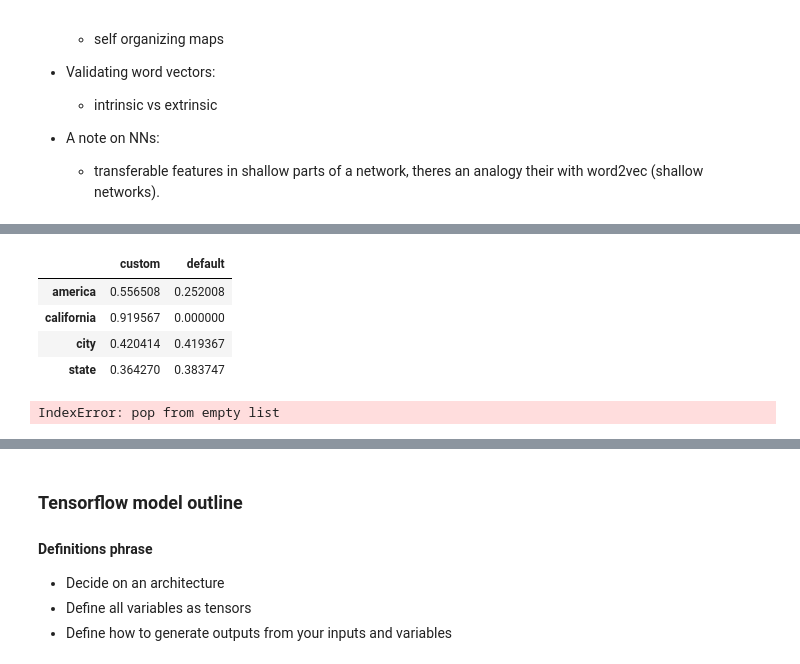
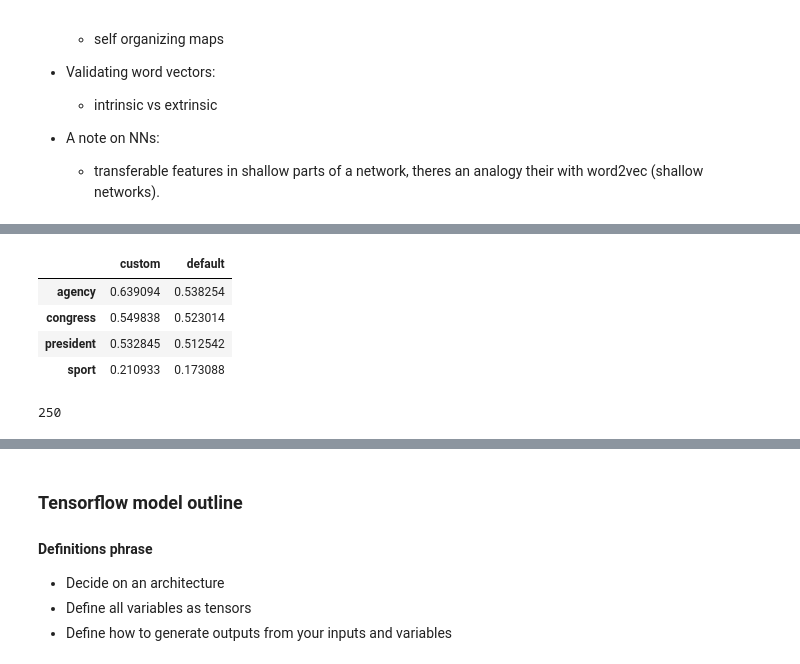
Before and after one commit to jupytercon2017user/jupytercon-2017, a Jupyter notebook: tutorial/deep-learning.ipynb, the cells around one changed output, grey strips where cells are left out. Drawn from its saved outputs; the diff is of its cells as text; code cells hidden in the pictures.

Commit message:
Sync from DataScience jupyter

```diff
--- a/tutorial/deep-learning.ipynb
+++ b/tutorial/deep-learning.ipynb
@@ -64,37 +66,25 @@ nlp = spacy.load('en')
 # %%
+#!pip install skater >> skaterlog.txt
 from spacy.tokens import Doc
 import spacy
 from spacy.matcher import Matcher
 from spacy.attrs import ORTH, IS_PUNCT
-!pip install skater >> skaterlog.txt
 from skater.util.progressbar import ProgressBar
-
-def merge_phrases(matcher, doc, i, matches):
-    '''
-    Merge a phrase. We have to be careful here because we'll change the token indices.
-    To avoid problems, merge all the phrases once we're called on the last match.
-    '''
-    if i != len(matches)-1:
-        return None
-    # Get Span objects
-    spans = [(ent_id, label, doc[start : end]) for ent_id, label, start, end in matches]
-    for ent_id, label, span in spans:
-        span.merge(label=label, tag='NNP' if label else span.root.tag_)
 
 class TextProcesser(object):
 
-    def __init__(self, nlp=None, matcher=None):
+    def __init__(self, nlp=None):
         self.nlp = nlp or spacy.load('en')
-        self.matcher = matcher
 
-    def __call__(self, corpus):
+    def __call__(self, corpus, merge_ents=False, matcher=None):
         p = ProgressBar(len(corpus))
-        for doc in self.nlp.pipe(corpus, parse=False):
+        for doc in self.nlp.pipe(corpus, parse=False, tag=bool(merge_ents)):
             p.animate()
-            if self.matcher:
-                self.matcher(doc)
-            for ent in doc.ents:
-                ent.merge()
+            if matcher:
+                matcher(doc)
+            if merge_ents:
+                for ent in doc.ents:
+                    ent.merge()
             yield list(map(self.process_token, doc))
 
     def process_token(self, token):
@@ -111,6 +101,6 @@ from spacy.attrs import LOWER
 matcher = Matcher(nlp.vocab)
 matcher.add_entity('Twitter')
 matcher.add_pattern("Twitter", [{LOWER: "twitter"},])
-processor = TextProcesser(nlp=nlp, matcher=matcher)
+processor = TextProcesser(nlp=nlp)
 print(list(processor(["Lets go to New York."])))
 # %% [output]
@@ -132,22 +127,21 @@ model = Word2Vec(sentences=processed_sents, ###tokenized senteces, list of list
 # %%
 import pandas as pd
 sims = {}
-test_word = 'new york'
-for word in ['state', 'city', 'america', 'california']:
+test_word = 'government'
+for word in ['president', 'congress', 'sport', 'agency']:
     custom_similarity = model.similarity(test_word, word)
     spacy_similarity = nlp(test_word).similarity(nlp(word))
     sims[word] = {'default': spacy_similarity, 'custom':custom_similarity}
 pd.DataFrame(sims).T
 # %% [output]
 |  | custom | default |
-| america | 0.556508 | 0.252008 |
-| california | 0.919567 | 0.000000 |
-| city | 0.420414 | 0.419367 |
-| state | 0.364270 | 0.383747 |
+| agency | 0.639094 | 0.538254 |
+| congress | 0.549838 | 0.523014 |
+| president | 0.532845 | 0.512542 |
+| sport | 0.210933 | 0.173088 |
 # %%
-
 import bz2
-
+import spacy
 #write to disk
 vector_file = 'custom-vectors.word2vec'
 model.wv.save_word2vec_format(str(vector_file), binary=False)
@@ -158,7 +152,7 @@ with open(str(vector_file), 'rb') as f:
     data = f.readlines()
 f.close()
 with open(str(vector_file), 'wb') as f:
-    f.writelines(data[2:])
+    f.writelines(data)
 
 
 #compress via bz2
@@ -167,5 +161,8 @@ z = bz2.compress(open(vector_file, 'rb').read())
 with open(compressed_filename, 'wb') as out:
     out.write(z)
 spacy.vocab.write_binary_vectors('custom-vectors.word2vec.bz2', 'custom-vectors.bin')
-# %% [output]
-IndexError: pop from empty list
+# %%
+nlp_new = spacy.load('en')
+nlp_new.vocab.load_vectors_from_bin_loc('custom-vectors.bin')
+# %% [output]
+250
```
Also changed, not shown: parts of 16 cells of this notebook, 5 other files.
